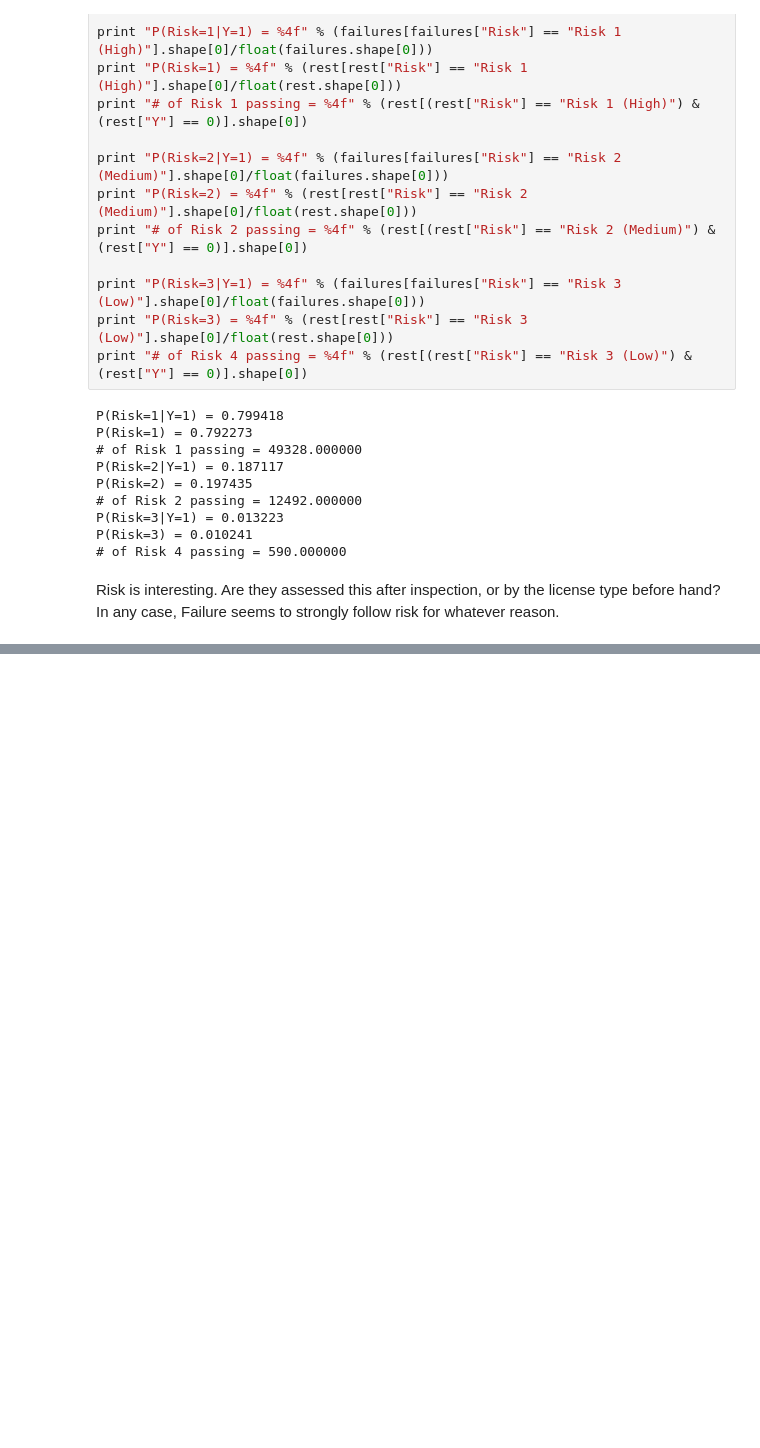
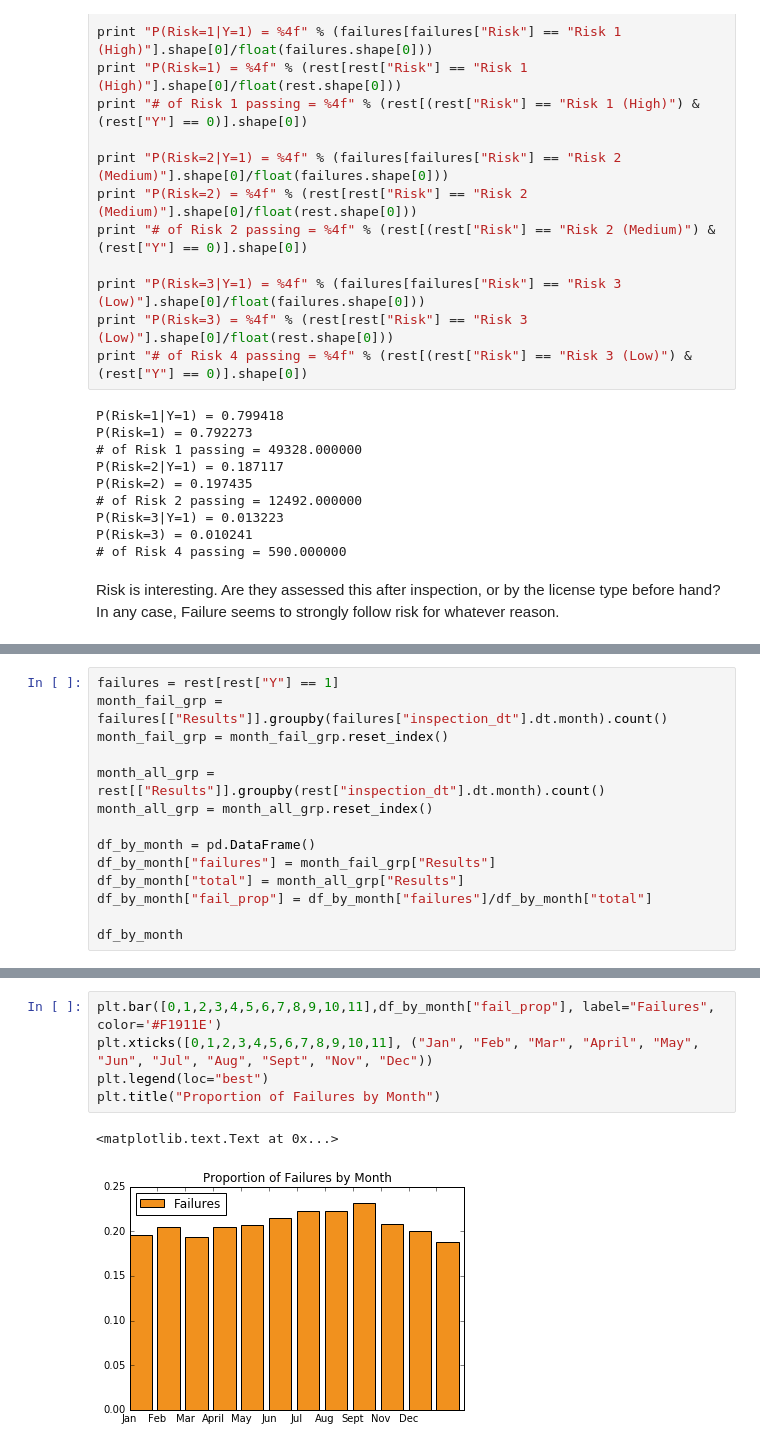
Before and after one commit to angelok1/cs109project, a Jupyter notebook: Food_Inspections.ipynb, the cells around one changed output, grey strips where cells are left out. Drawn from its saved outputs; the diff is of its cells as text; blank space fills up the shorter version.

Commit message:
Added failures by month and day of week

```diff
--- a/Food_Inspections.ipynb
+++ b/Food_Inspections.ipynb
@@ -352,0 +373,14 @@ Risk is interesting. Are they assessed this after inspection, or by the license
+# %%
+failures = rest[rest["Y"] == 1]
+month_fail_grp = failures[["Results"]].groupby(failures["inspection_dt"].dt.month).count()
+month_fail_grp = month_fail_grp.reset_index()
+
+month_all_grp = rest[["Results"]].groupby(rest["inspection_dt"].dt.month).count()
+month_all_grp = month_all_grp.reset_index()
+
+df_by_month = pd.DataFrame()
+df_by_month["failures"] = month_fail_grp["Results"]
+df_by_month["total"] = month_all_grp["Results"]
+df_by_month["fail_prop"] = df_by_month["failures"]/df_by_month["total"]
+
+df_by_month
@@ -352,0 +401,8 @@ Risk is interesting. Are they assessed this after inspection, or by the license
+# %%
+plt.bar([0,1,2,3,4,5,6,7,8,9,10,11],df_by_month["fail_prop"], label="Failures", color='#F1911E')
+plt.xticks([0,1,2,3,4,5,6,7,8,9,10,11], ("Jan", "Feb", "Mar", "April", "May", "Jun", "Jul", "Aug", "Sept", "Nov", "Dec"))
+plt.legend(loc="best")
+plt.title("Proportion of Failures by Month")
+# %% [output]
+<matplotlib.text.Text at 0x...>
+[figure, added]
```
Also changed, not shown: parts of 8 cells of this notebook.
